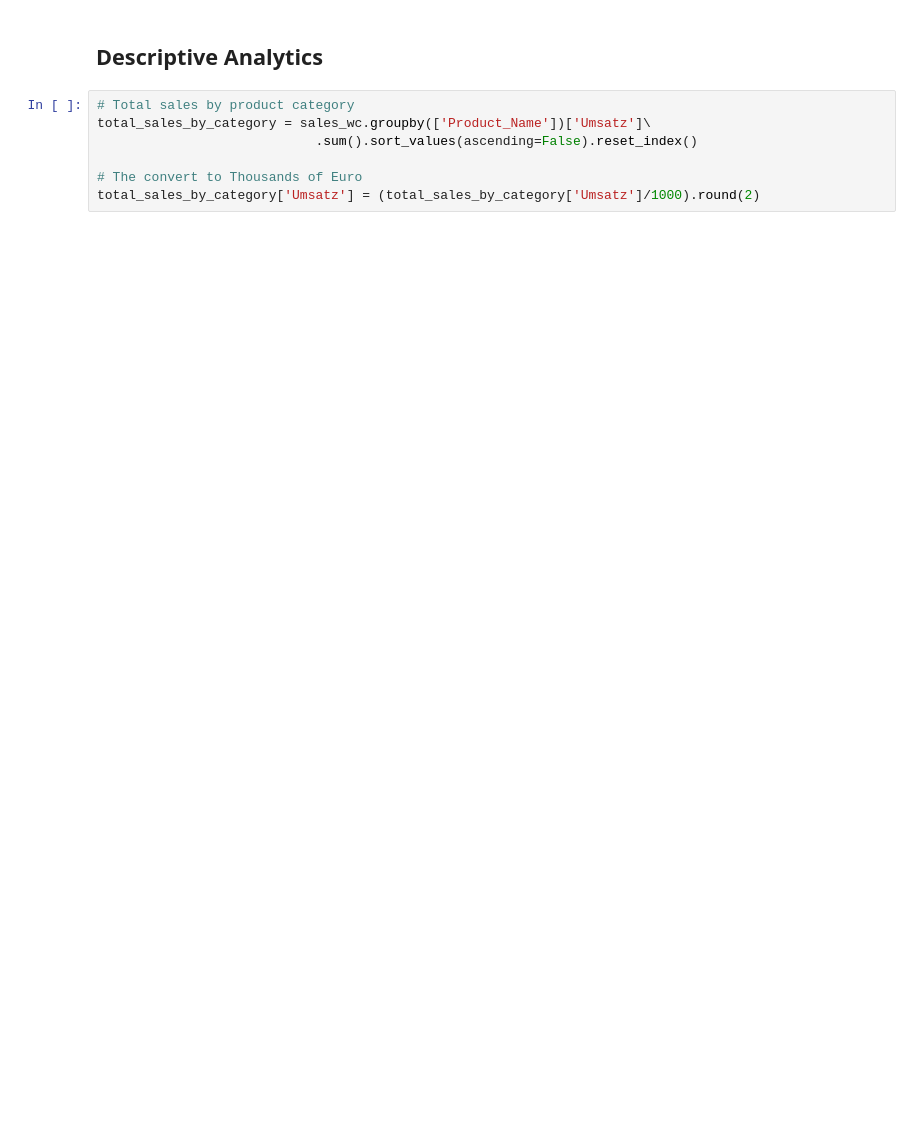
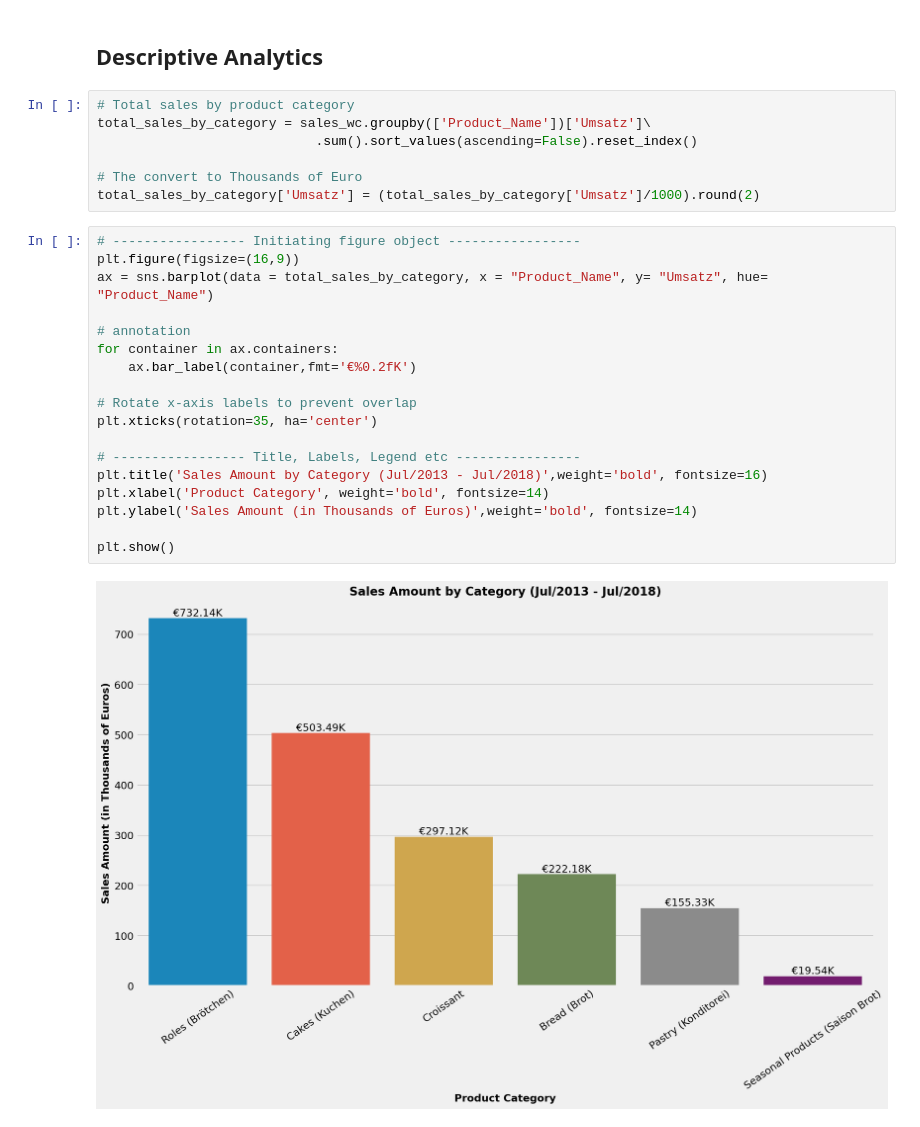
Before and after one commit to giuuusepeda/bakery_prediction, a Jupyter notebook: 1_DatasetCharacteristics/ts_sam/eda_ts_sam.ipynb, the cells around one changed output. Drawn from its saved outputs; the diff is of its cells as text; blank space fills up the shorter version.

```diff
--- a/1_DatasetCharacteristics/ts_sam/eda_ts_sam.ipynb
+++ b/1_DatasetCharacteristics/ts_sam/eda_ts_sam.ipynb
@@ -86,3 +86,23 @@ total_sales_by_category = sales_wc.groupby(['Product_Name'])['Umsatz']\
 
 # The convert to Thousands of Euro
 total_sales_by_category['Umsatz'] = (total_sales_by_category['Umsatz']/1000).round(2)
+# %%
+# ----------------- Initiating figure object -----------------
+plt.figure(figsize=(16,9))
+ax = sns.barplot(data = total_sales_by_category, x = "Product_Name", y= "Umsatz", hue= "Product_Name")
+
+# annotation
+for container in ax.containers:
+    ax.bar_label(container,fmt='€%0.2fK')
+
+# Rotate x-axis labels to prevent overlap
+plt.xticks(rotation=35, ha='center')
+
+# ----------------- Title, Labels, Legend etc ----------------
+plt.title('Sales Amount by Category (Jul/2013 - Jul/2018)',weight='bold', fontsize=16)
+plt.xlabel('Product Category', weight='bold', fontsize=14)
+plt.ylabel('Sales Amount (in Thousands of Euros)',weight='bold', fontsize=14)
+
+plt.show()
+# %% [output]
+[figure, added]
```
Also changed, not shown: parts of 7 cells of this notebook.
